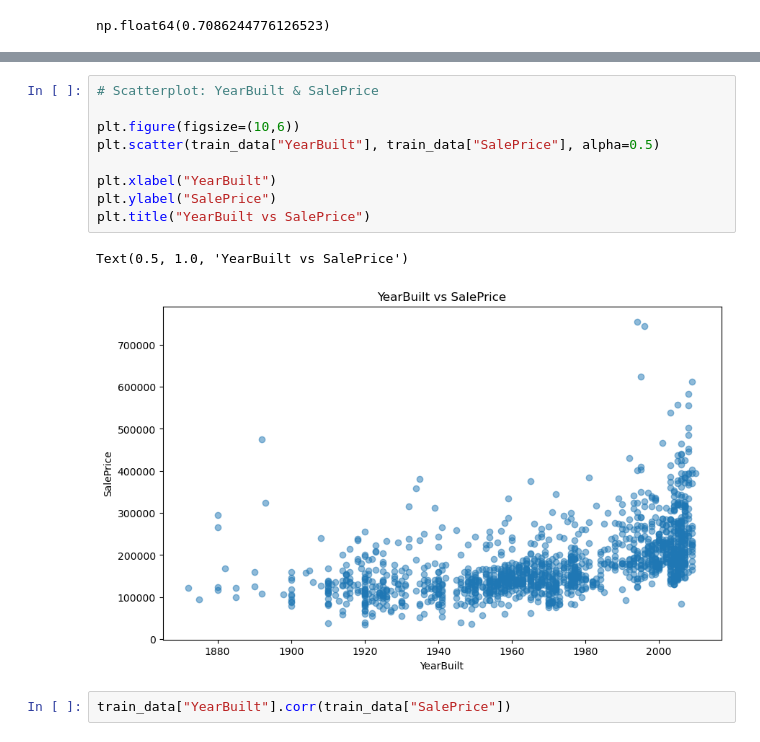
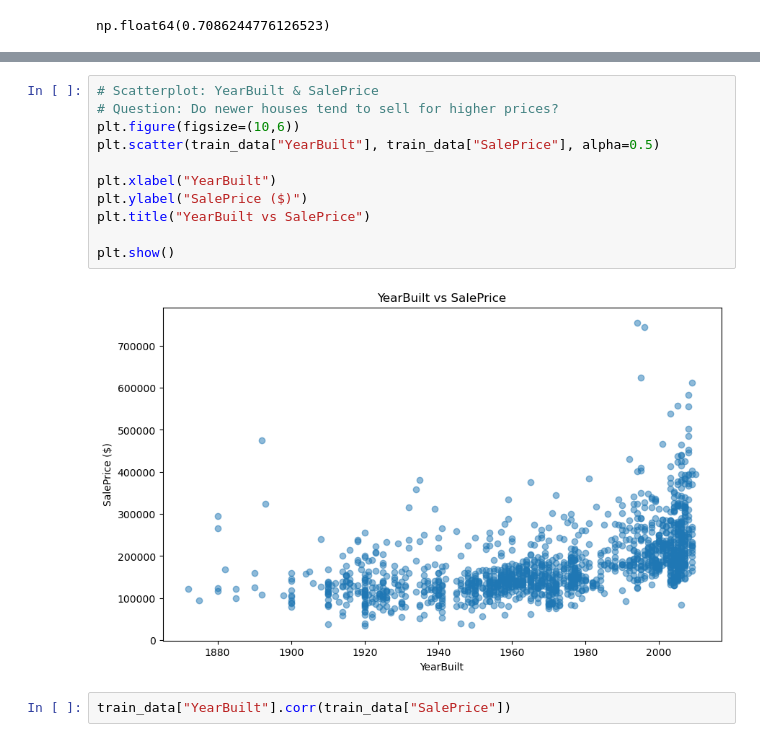
Before and after one commit to bacoscamadalina/HousePricePrediction, a Jupyter notebook: housepriceprediction.ipynb, the cells around one changed output, grey strips where cells are left out. Saved outputs shown, nothing was run; the diff lists cells and outputs as text.

```diff
--- a/housepriceprediction.ipynb
+++ b/housepriceprediction.ipynb
@@ -141,15 +176,16 @@ OverallQual is a promising feature for predicting SalePrice.
 # %%
 # Scatterplot: YearBuilt & SalePrice
-
+# Question: Do newer houses tend to sell for higher prices?
 plt.figure(figsize=(10,6))
 plt.scatter(train_data["YearBuilt"], train_data["SalePrice"], alpha=0.5)
 
 plt.xlabel("YearBuilt")
-plt.ylabel("SalePrice")
+plt.ylabel("SalePrice ($)")
 plt.title("YearBuilt vs SalePrice")
+
+plt.show()
 # %% [output]
-Text(0.5, 1.0, 'YearBuilt vs SalePrice')
-[figure, old version]
+[figure, new version]
 # %%
 train_data["YearBuilt"].corr(train_data["SalePrice"])
 # %% [output]
```
Also changed, not shown: parts of 92 cells of this notebook, 3 other files.
